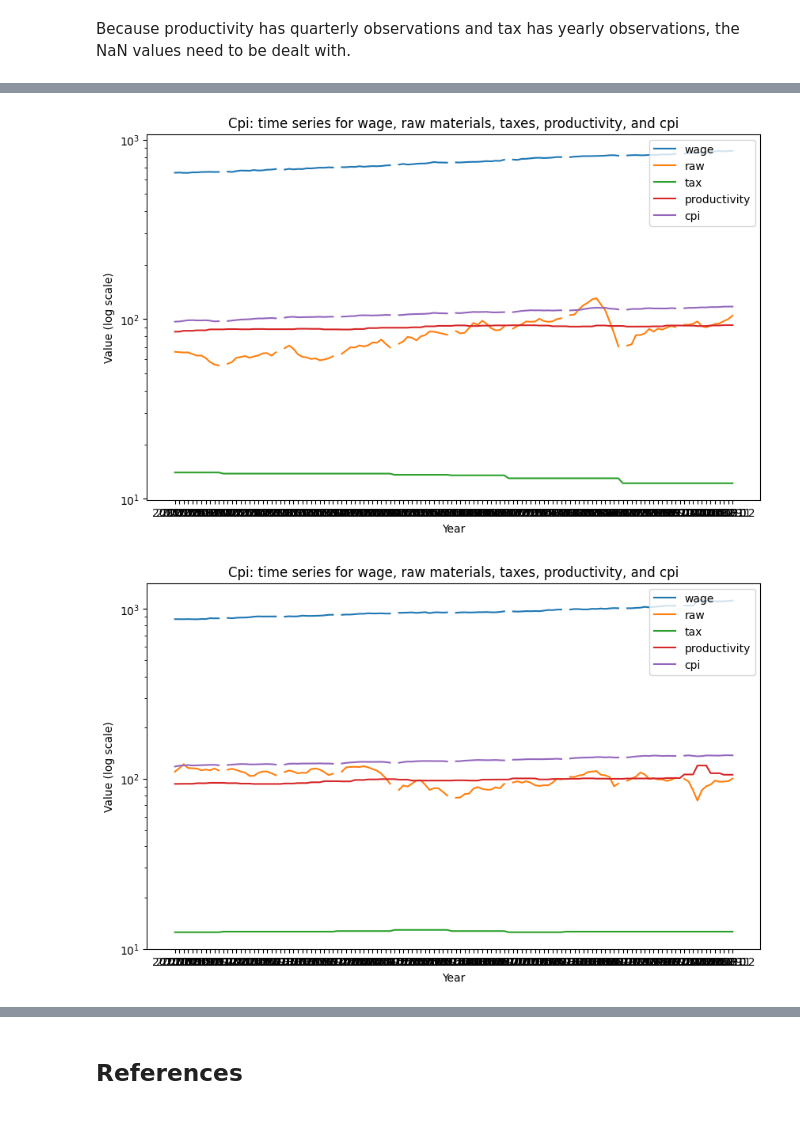
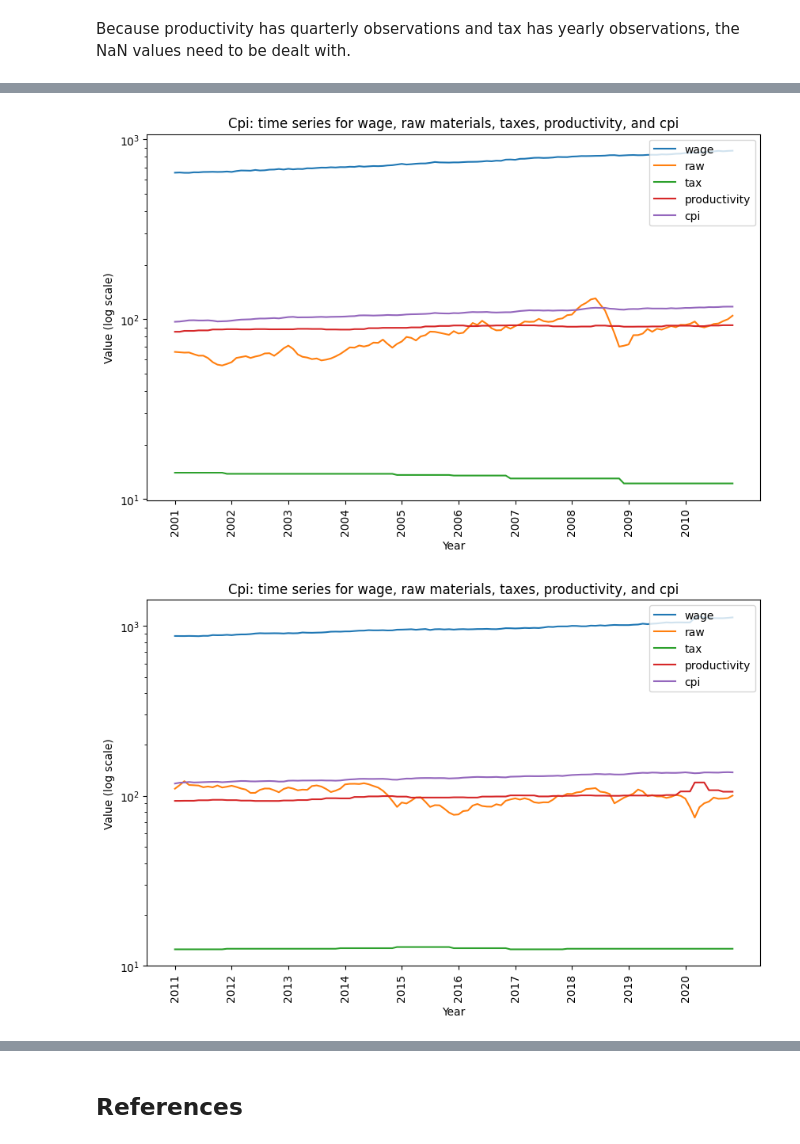
Before and after one commit to FleaBusyBeeBergs/dtsa5506-pipeline, a Jupyter notebook: statcan_etl.ipynb, the cells around one changed output, grey strips where cells are left out. Cells and saved outputs as stored; diff of their text form; code cells hidden in the pictures.

```diff
--- a/statcan_etl.ipynb
+++ b/statcan_etl.ipynb
@@ -198,6 +200,5 @@ data = wage_df.merge(raw_df, on = 'Date', how = 'outer') \
                 .merge(cpi_df, on = 'Date', how = 'outer')
 # %% [markdown]
 Because productivity has quarterly observations and tax has yearly observations, the NaN values need to be dealt with.
-# %%
-# data['productivity'] = data['productivity'].ffill()
-data['tax'] = data['tax'].ffill()
+# %%
+data = data.fillna(method = 'ffill')
@@ -242,22 +242,25 @@ data_2015_2024 = data[data['Date'].between('2015-01-01', '2024-12-01')]
 # %%
 timespans = [data_2001_2010, data_2011_2020, data_2015_2024]
 
 for timespan in timespans:
     plt.figure(figsize = (10, 6))
 
     for var in timespan.columns[1:]:
         plt.plot(timespan['Date'], timespan[var], label = var)
         plt.yscale('log')
         plt.xlabel('Year')
-        plt.xticks()
+
+        x_tick_labels = [pd.to_datetime(d).year for d in timespan['Date'][::12]]
+
+        plt.xticks(timespan['Date'][::12], x_tick_labels, rotation = 90)
         plt.ylabel('Value (log scale)')
 
         # df names
         df_name = var.replace('_', ' ')
         df_name = df_name.title()
 
         plt.title(f'{df_name}: time series for wage, raw materials, taxes, productivity, and cpi')
         plt.legend()
 # %% [output]
-[figure, old version]
+[figure, new version]
-[figure, old version]
+[figure, new version]
```
Also changed, not shown: parts of 7 cells of this notebook.
